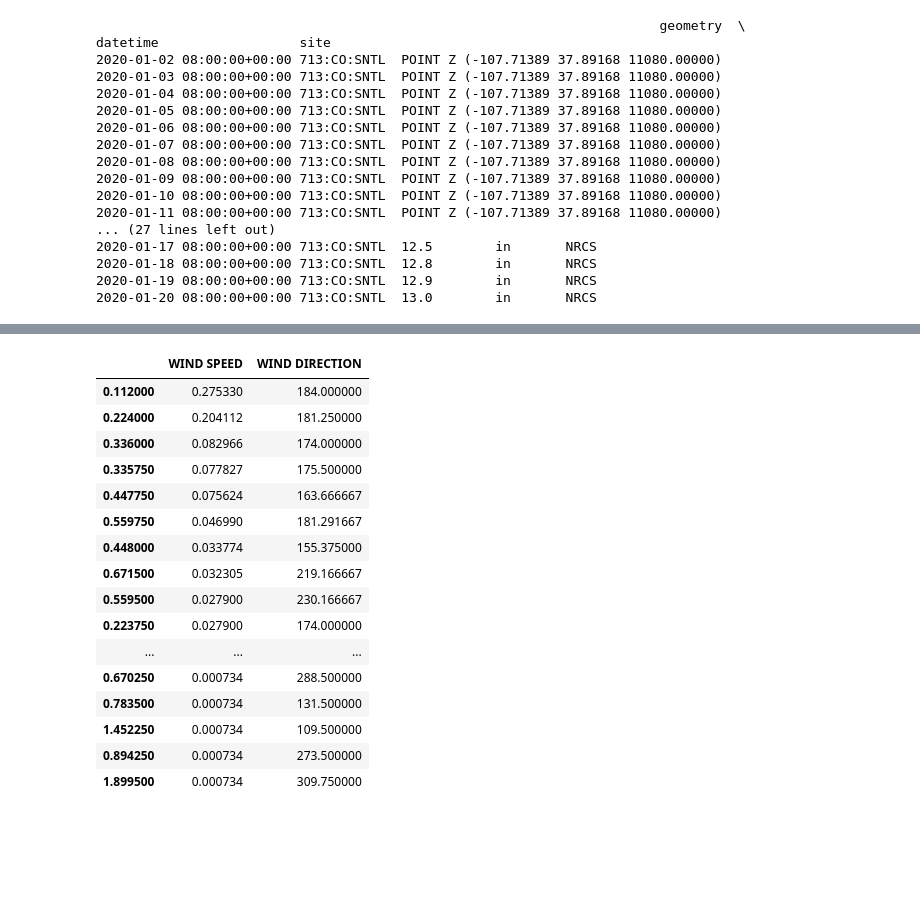
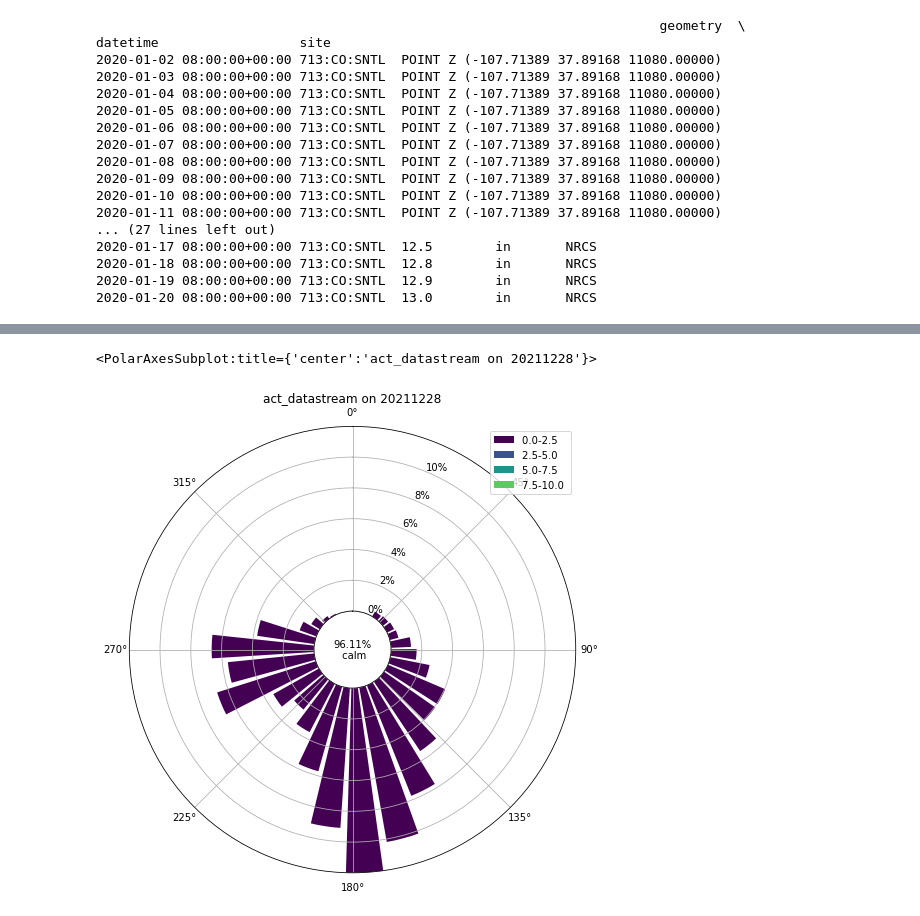
Before and after one commit to snowex-hackweek/space-station, a Jupyter notebook: contributors/dlhogan/sandbox.ipynb, the cells around one changed output, grey strips where cells are left out. Cells and saved outputs as stored; diff of their text form; code cells hidden in the pictures; blank space fills up the shorter version.

```diff
--- a/contributors/dlhogan/sandbox.ipynb
+++ b/contributors/dlhogan/sandbox.ipynb
@@ -40,5 +42,10 @@ df = meso_point.get_hourly_data(
     datetime(2021, 12, 28), datetime(2022, 3, 31),
     [meso_point.ALLOWED_VARIABLES.WINDSPEED, meso_point.ALLOWED_VARIABLES.WINDDIRECTION]
 )
-df.head()
+time = [date.replace(tzinfo=None) for date in df.index.get_level_values('datetime')]
+
+df.index = time
+df.index = df.index.rename('time')
+ds = xr.Dataset.from_dataframe(df)
+ds
 # %% [output]
@@ -83,22 +63,2 @@ fig.show(renderer='iframe')
-# %%
-df2
-# %% [output]
-|  | WIND SPEED | WIND DIRECTION |
-| 0.112000 | 0.275330 | 184.000000 |
-| 0.224000 | 0.204112 | 181.250000 |
-| 0.336000 | 0.082966 | 174.000000 |
-| 0.335750 | 0.077827 | 175.500000 |
-| 0.447750 | 0.075624 | 163.666667 |
-| 0.559750 | 0.046990 | 181.291667 |
-| 0.448000 | 0.033774 | 155.375000 |
-| 0.671500 | 0.032305 | 219.166667 |
-| 0.559500 | 0.027900 | 230.166667 |
-| 0.223750 | 0.027900 | 174.000000 |
-| ... | ... | ... |
-| 0.670250 | 0.000734 | 288.500000 |
-| 0.783500 | 0.000734 | 131.500000 |
-| 1.452250 | 0.000734 | 109.500000 |
-| 0.894250 | 0.000734 | 273.500000 |
-| 1.899500 | 0.000734 | 309.750000 |
 # %%
 import act
@@ -104,0 +68,14 @@ import act
+# %%
+
+WindDisplay = act.plotting.WindRoseDisplay(ds, figsize=(8, 10), subplot_shape=(1,))
+WindDisplay.plot(
+    'WIND DIRECTION',
+    'WIND SPEED',
+    spd_bins=np.linspace(0, 10, 5),
+    num_dirs=30,
+    tick_interval=2,
+    subplot_index=(0,),
+)
+# %% [output]
+<PolarAxesSubplot:title={'center':'act_datastream on 20211228'}>
+[figure, added]
```
Also changed, not shown: parts of 6 cells of this notebook.
